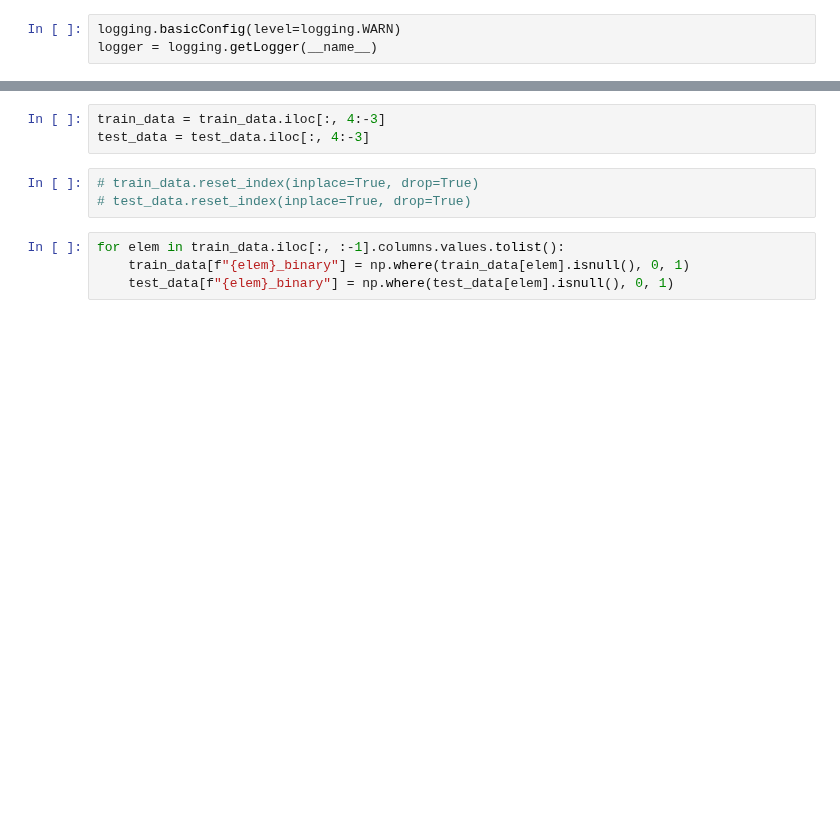
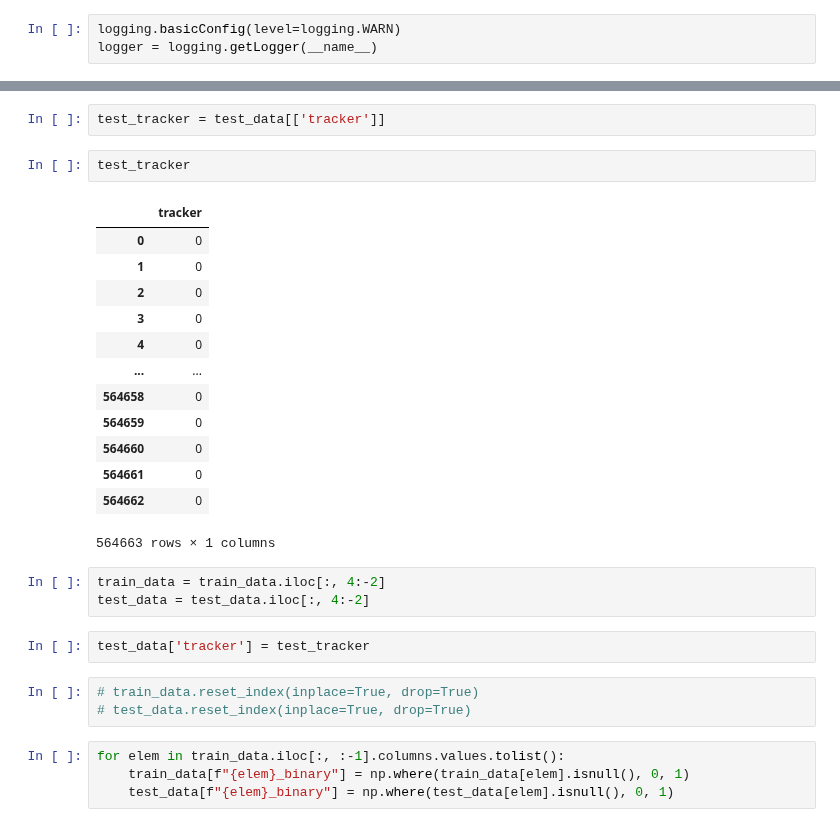
Before and after one commit to wolfrieder/http-response-classifier, a Jupyter notebook: notebooks/modeling_only_binary.ipynb, the cells around one changed output, grey strips where cells are left out. Saved outputs shown, nothing was run; the diff lists cells and outputs as text; blank space fills up the shorter version.

```diff
--- a/notebooks/modeling_only_binary.ipynb
+++ b/notebooks/modeling_only_binary.ipynb
@@ -81,6 +67,26 @@ test_data = pd.read_parquet(
+# %%
+test_tracker = test_data[['tracker']]
+# %%
+test_tracker
+# %% [output]
+|  | tracker |
+| 0 | 0 |
+| 1 | 0 |
+| 2 | 0 |
+| 3 | 0 |
+| 4 | 0 |
+| ... | ... |
+| 564658 | 0 |
+| 564659 | 0 |
+| 564660 | 0 |
+| 564661 | 0 |
+| 564662 | 0 |
+564663 rows × 1 columns
 # %%
-train_data = train_data.iloc[:, 4:-3]
-test_data = test_data.iloc[:, 4:-3]
+train_data = train_data.iloc[:, 4:-2]
+test_data = test_data.iloc[:, 4:-2]
+# %%
+test_data['tracker'] = test_tracker
 # %%
 # train_data.reset_index(inplace=True, drop=True)
 # test_data.reset_index(inplace=True, drop=True)
```
Also changed, not shown: parts of 21 cells of this notebook, 26 other files.
